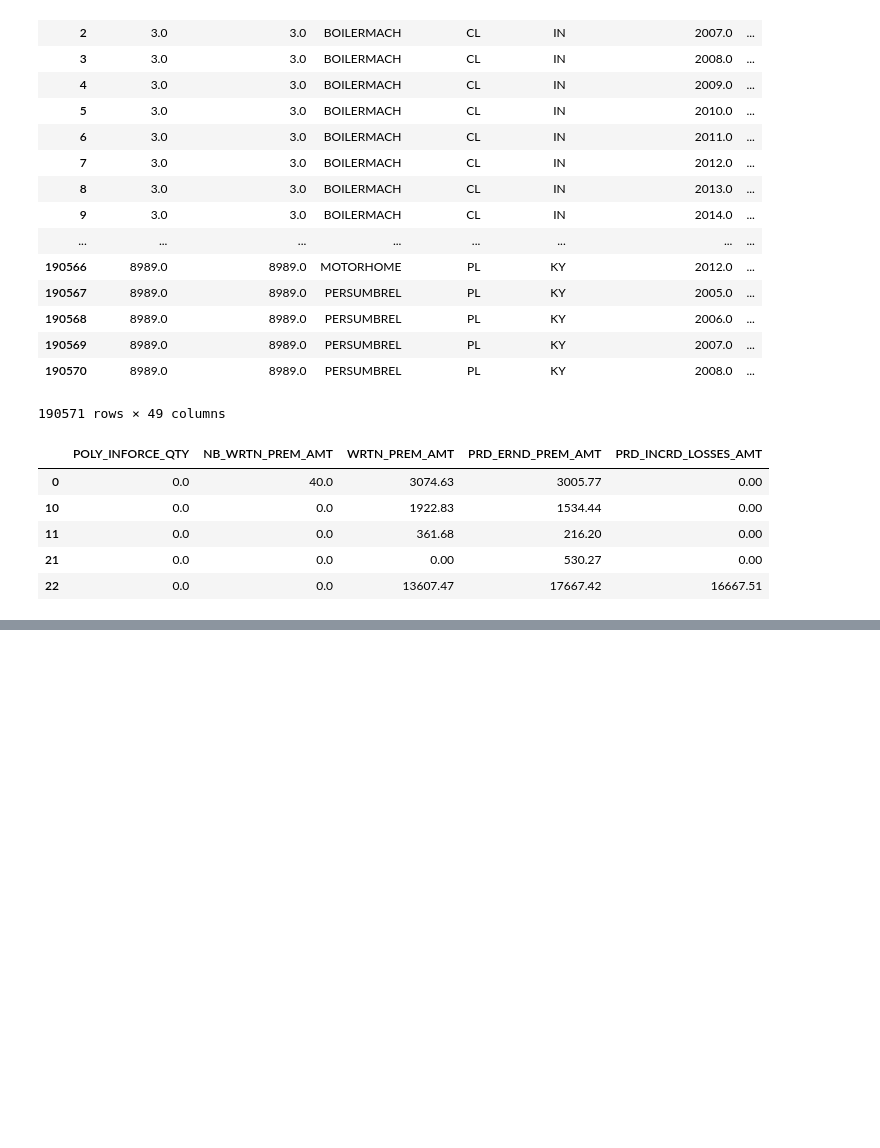
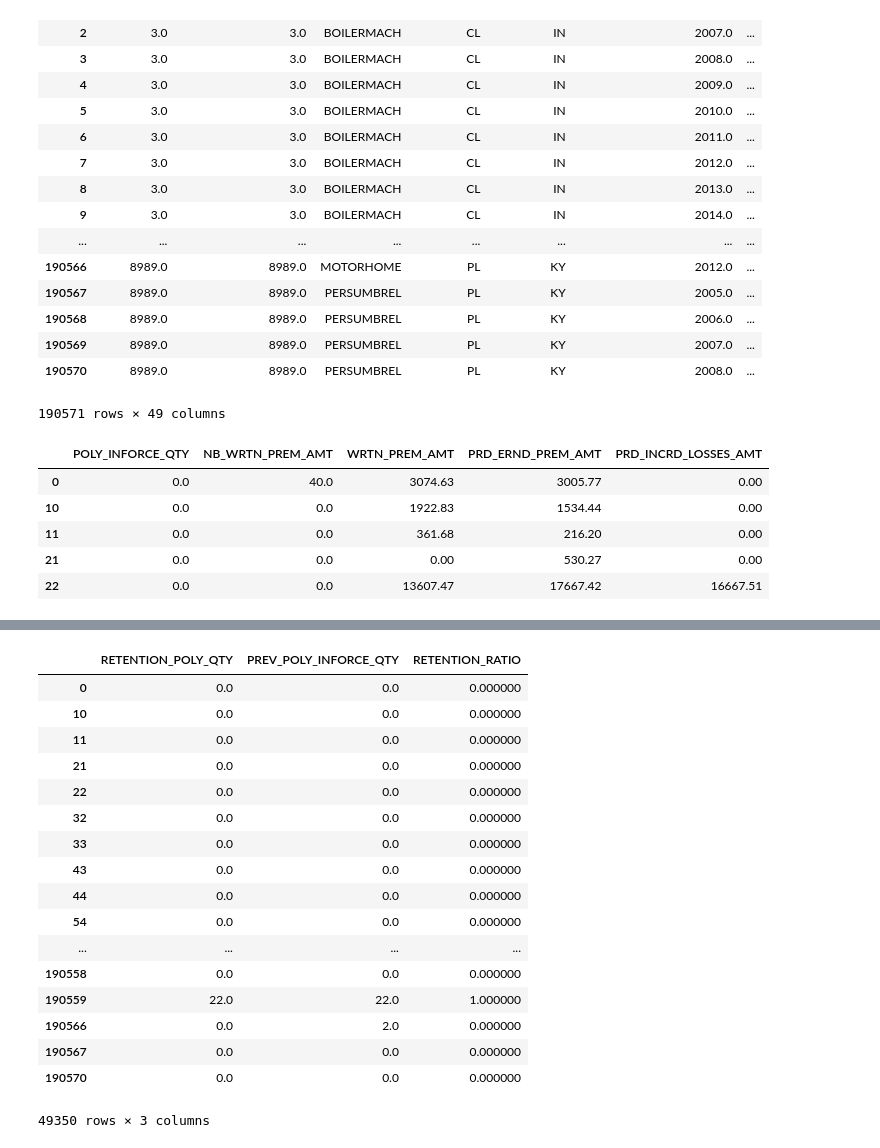
Before and after one commit to MKet/ADS3_Project, a Jupyter notebook: Proftaak.ipynb, the cells around one changed output, grey strips where cells are left out. Cells and saved outputs as stored; diff of their text form; code cells hidden in the pictures; blank space fills up the shorter version.

```diff
--- a/Proftaak.ipynb
+++ b/Proftaak.ipynb
@@ -93,0 +151,21 @@ df_filtered[recal].head(5)
+# %%
+df_filtered[["RETENTION_POLY_QTY","PREV_POLY_INFORCE_QTY", "RETENTION_RATIO"]]
+# %% [output]
+|  | RETENTION_POLY_QTY | PREV_POLY_INFORCE_QTY | RETENTION_RATIO |
+| 0 | 0.0 | 0.0 | 0.000000 |
+| 10 | 0.0 | 0.0 | 0.000000 |
+| 11 | 0.0 | 0.0 | 0.000000 |
+| 21 | 0.0 | 0.0 | 0.000000 |
+| 22 | 0.0 | 0.0 | 0.000000 |
+| 32 | 0.0 | 0.0 | 0.000000 |
+| 33 | 0.0 | 0.0 | 0.000000 |
+| 43 | 0.0 | 0.0 | 0.000000 |
+| 44 | 0.0 | 0.0 | 0.000000 |
+| 54 | 0.0 | 0.0 | 0.000000 |
+| ... | ... | ... | ... |
+| 190558 | 0.0 | 0.0 | 0.000000 |
+| 190559 | 22.0 | 22.0 | 1.000000 |
+| 190566 | 0.0 | 2.0 | 0.000000 |
+| 190567 | 0.0 | 0.0 | 0.000000 |
+| 190570 | 0.0 | 0.0 | 0.000000 |
+49350 rows × 3 columns
```
Also changed, not shown: parts of 5 cells of this notebook.
